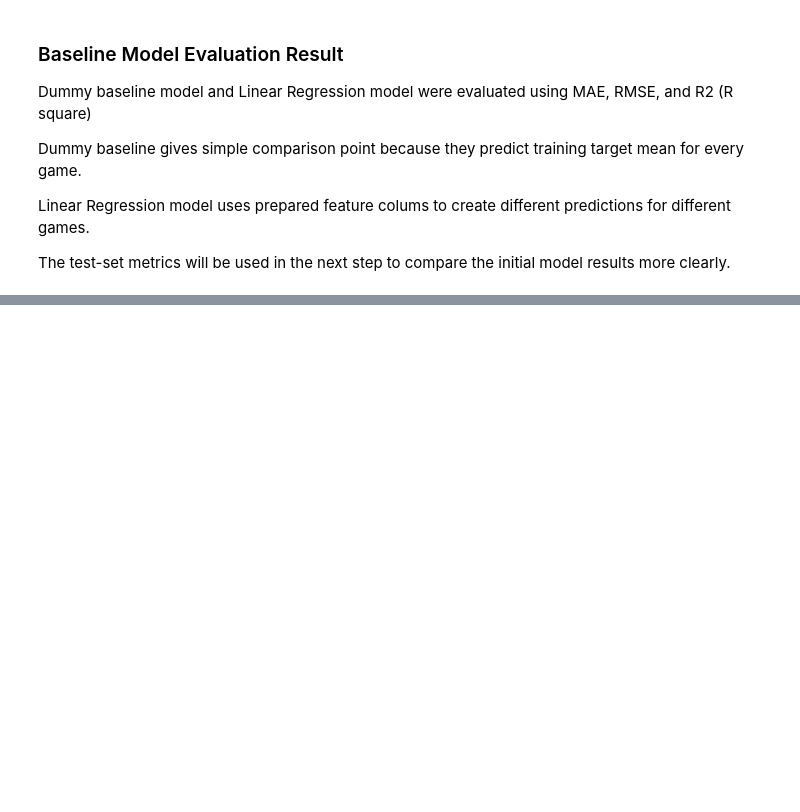
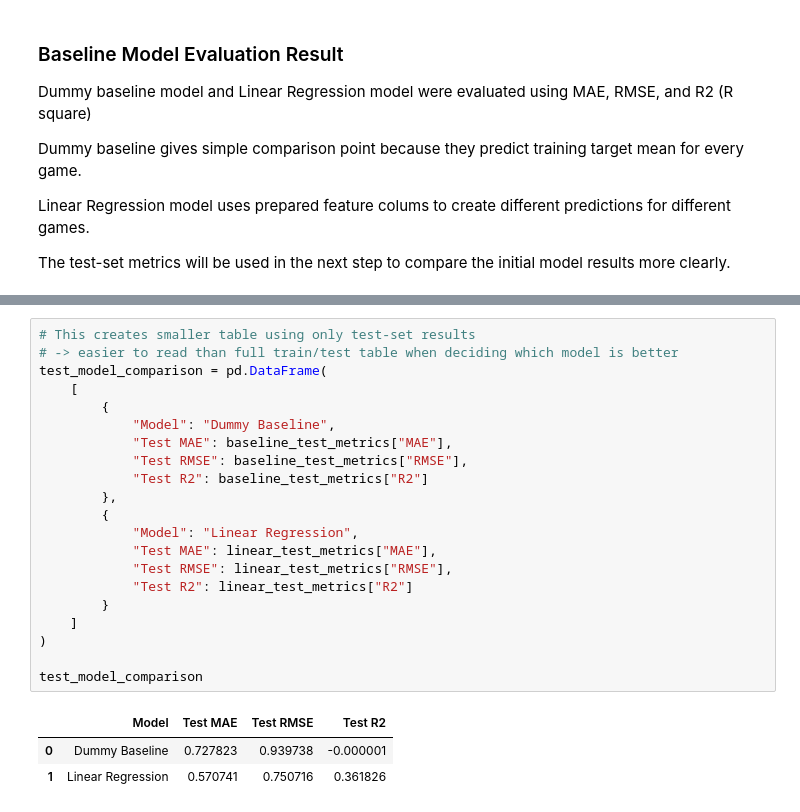
Before and after one commit to Agnogh/board-game-rating-predictor, a Jupyter notebook: notebooks/05_baseline_model_training.ipynb, the cells around one changed output, grey strips where cells are left out. Drawn from its saved outputs; the diff is of its cells as text; blank space fills up the shorter version.

```diff
--- a/notebooks/05_baseline_model_training.ipynb
+++ b/notebooks/05_baseline_model_training.ipynb
@@ -525,0 +534,25 @@ The test-set metrics will be used in the next step to compare the initial model
+# %%
+# This creates smaller table using only test-set results
+# -> easier to read than full train/test table when deciding which model is better
+test_model_comparison = pd.DataFrame(
+    [
+        {
+            "Model": "Dummy Baseline",
+            "Test MAE": baseline_test_metrics["MAE"],
+            "Test RMSE": baseline_test_metrics["RMSE"],
+            "Test R2": baseline_test_metrics["R2"]
+        },
+        {
+            "Model": "Linear Regression",
+            "Test MAE": linear_test_metrics["MAE"],
+            "Test RMSE": linear_test_metrics["RMSE"],
+            "Test R2": linear_test_metrics["R2"]
+        }
+    ]
+)
+
+test_model_comparison
+# %% [output]
+|  | Model | Test MAE | Test RMSE | Test R2 |
+| 0 | Dummy Baseline | 0.727823 | 0.939738 | -0.000001 |
+| 1 | Linear Regression | 0.570741 | 0.750716 | 0.361826 |
```
Also changed, not shown: parts of 7 cells of this notebook.
